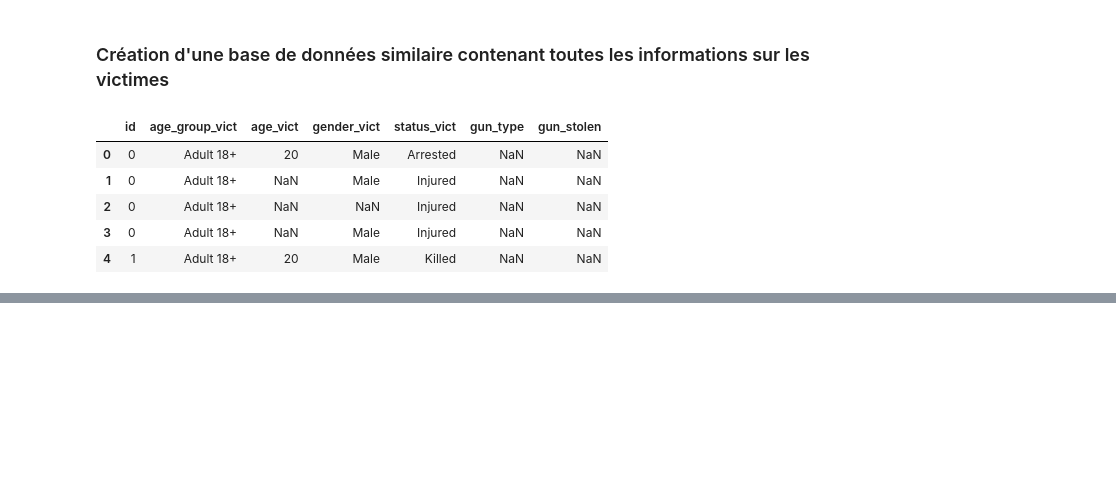
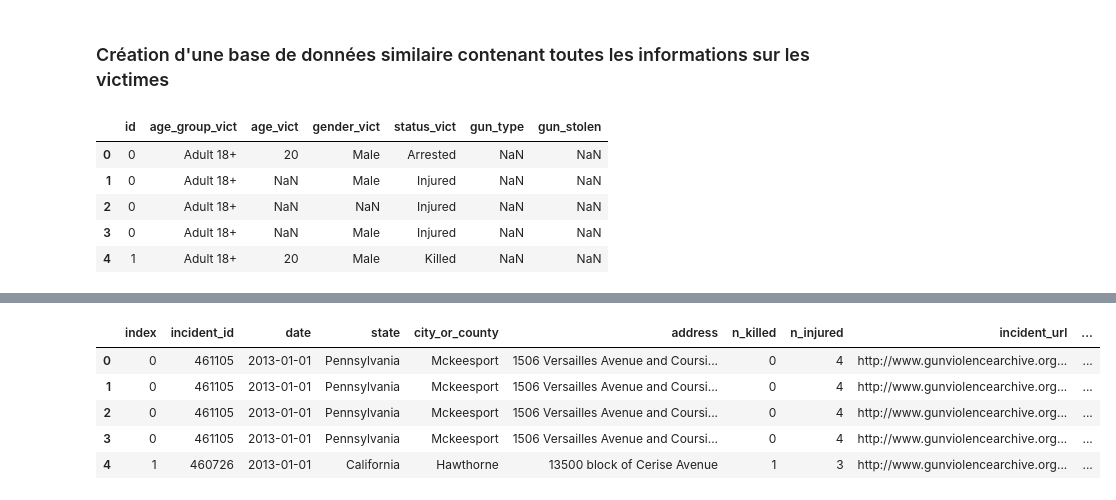
Before and after one commit to eleroux46/gun_violence, a Jupyter notebook: traitement_gun_violence.ipynb, the cells around one changed output, grey strips where cells are left out. Cells and saved outputs as stored; diff of their text form; code cells hidden in the pictures; blank space fills up the shorter version.

```diff
--- a/traitement_gun_violence.ipynb
+++ b/traitement_gun_violence.ipynb
@@ -386,0 +446,9 @@ df_victim.to_csv('df_victim.csv')
+# %%
+data_indic.head()
+# %% [output]
+|  | index | incident_id | date | state | city_or_county | address | n_killed | n_injured | incident_url | ... |
+| 0 | 0 | 461105 | 2013-01-01 | Pennsylvania | Mckeesport | 1506 Versailles Avenue and Coursi... | 0 | 4 | http://www.gunviolencearchive.org... | ... |
+| 1 | 0 | 461105 | 2013-01-01 | Pennsylvania | Mckeesport | 1506 Versailles Avenue and Coursi... | 0 | 4 | http://www.gunviolencearchive.org... | ... |
+| 2 | 0 | 461105 | 2013-01-01 | Pennsylvania | Mckeesport | 1506 Versailles Avenue and Coursi... | 0 | 4 | http://www.gunviolencearchive.org... | ... |
+| 3 | 0 | 461105 | 2013-01-01 | Pennsylvania | Mckeesport | 1506 Versailles Avenue and Coursi... | 0 | 4 | http://www.gunviolencearchive.org... | ... |
+| 4 | 1 | 460726 | 2013-01-01 | California | Hawthorne | 13500 block of Cerise Avenue | 1 | 3 | http://www.gunviolencearchive.org... | ... |
```
Also changed, not shown: parts of 16 cells of this notebook, 4 other files.
